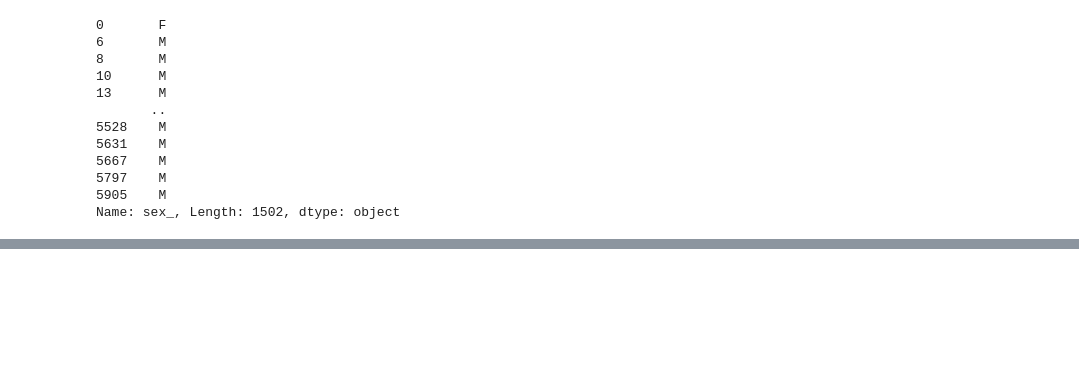
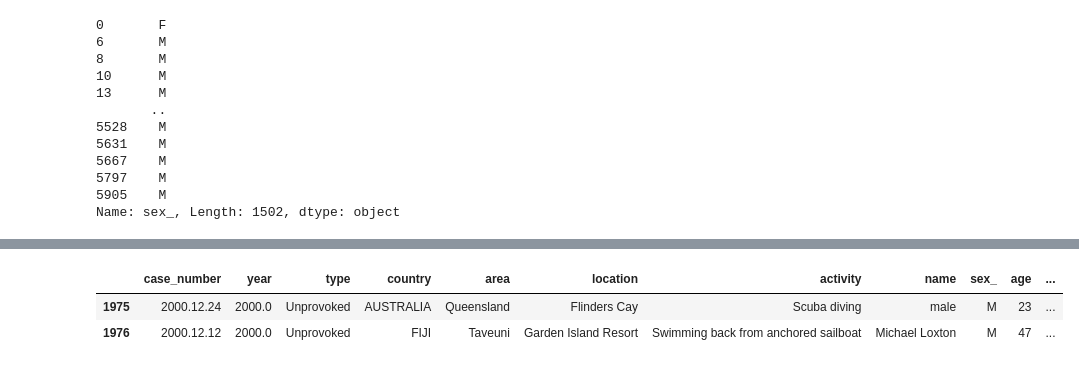
Before and after one commit to Adalab/DA-promo-A-module-2-pairprog-1-pair-2-Laura-Almudena, a Jupyter notebook: Pair_4-pandas-filtrado.ipynb, the cells around one changed output, grey strips where cells are left out. Drawn from its saved outputs; the diff is of its cells as text; code cells hidden in the pictures; blank space fills up the shorter version.

```diff
--- a/Pair_4-pandas-filtrado.ipynb
+++ b/Pair_4-pandas-filtrado.ipynb
@@ -200,2 +219,8 @@ len(df_fem_spain)
 # %%
 # 7. Extraed los ataques que se hayan producido en el año 2000, 1997 y 2006. Utilizad el método isin() para resolver este ejercicio.
+df_ataques_2000 = df[df["year"].isin([2000.0])]
+df_ataques_2000.head(2)
+# %% [output]
+|  | case_number | year | type | country | area | location | activity | name | sex_ | age | ... |
+| 1975 | 2000.12.24 | 2000.0 | Unprovoked | AUSTRALIA | Queensland | Flinders Cay | Scuba diving | male | M | 23 | ... |
+| 1976 | 2000.12.12 | 2000.0 | Unprovoked | FIJI | Taveuni | Garden Island Resort | Swimming back from anchored sailboat | Michael Loxton | M | 47 | ... |
```
Also changed, not shown: parts of 10 cells of this notebook.
